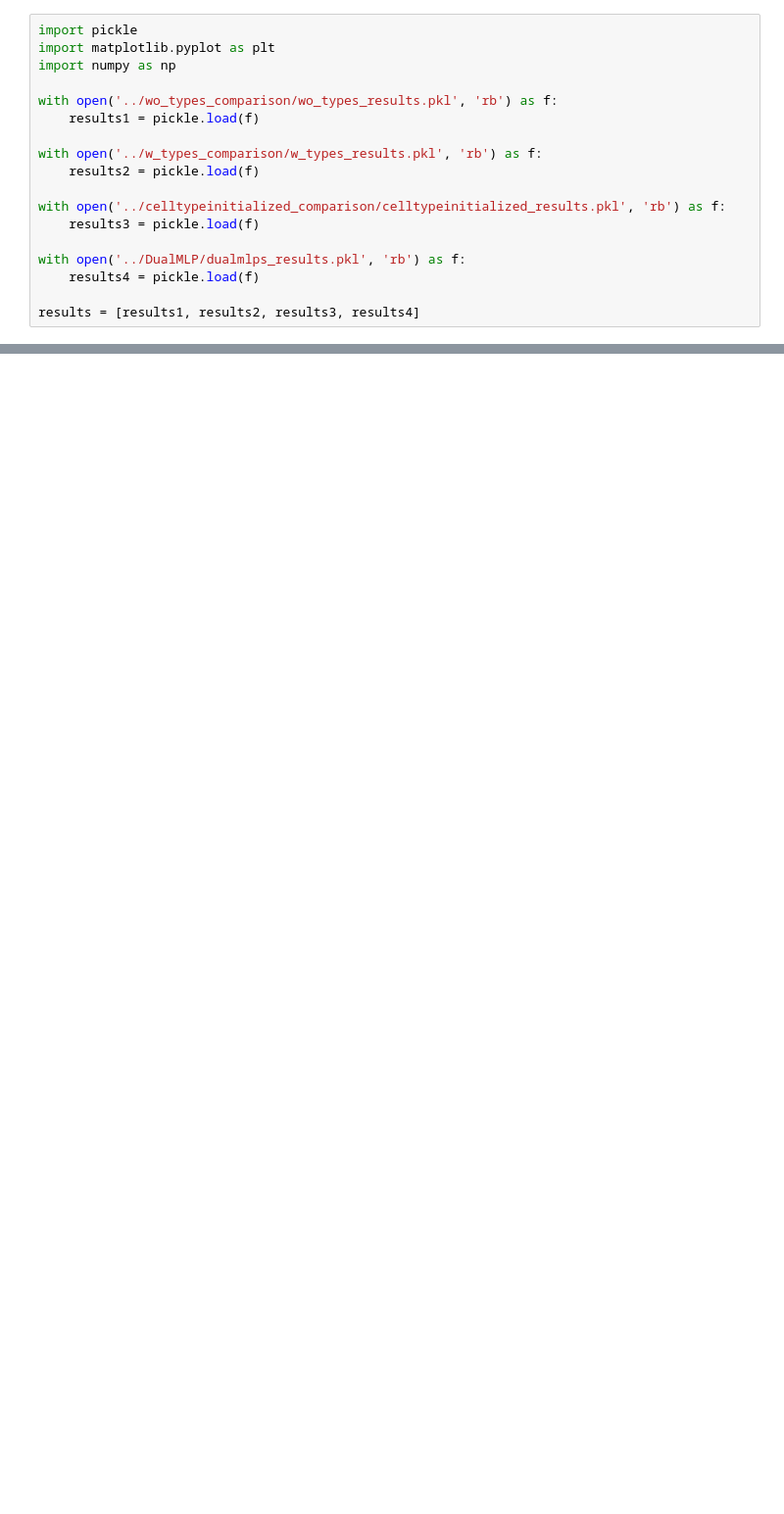
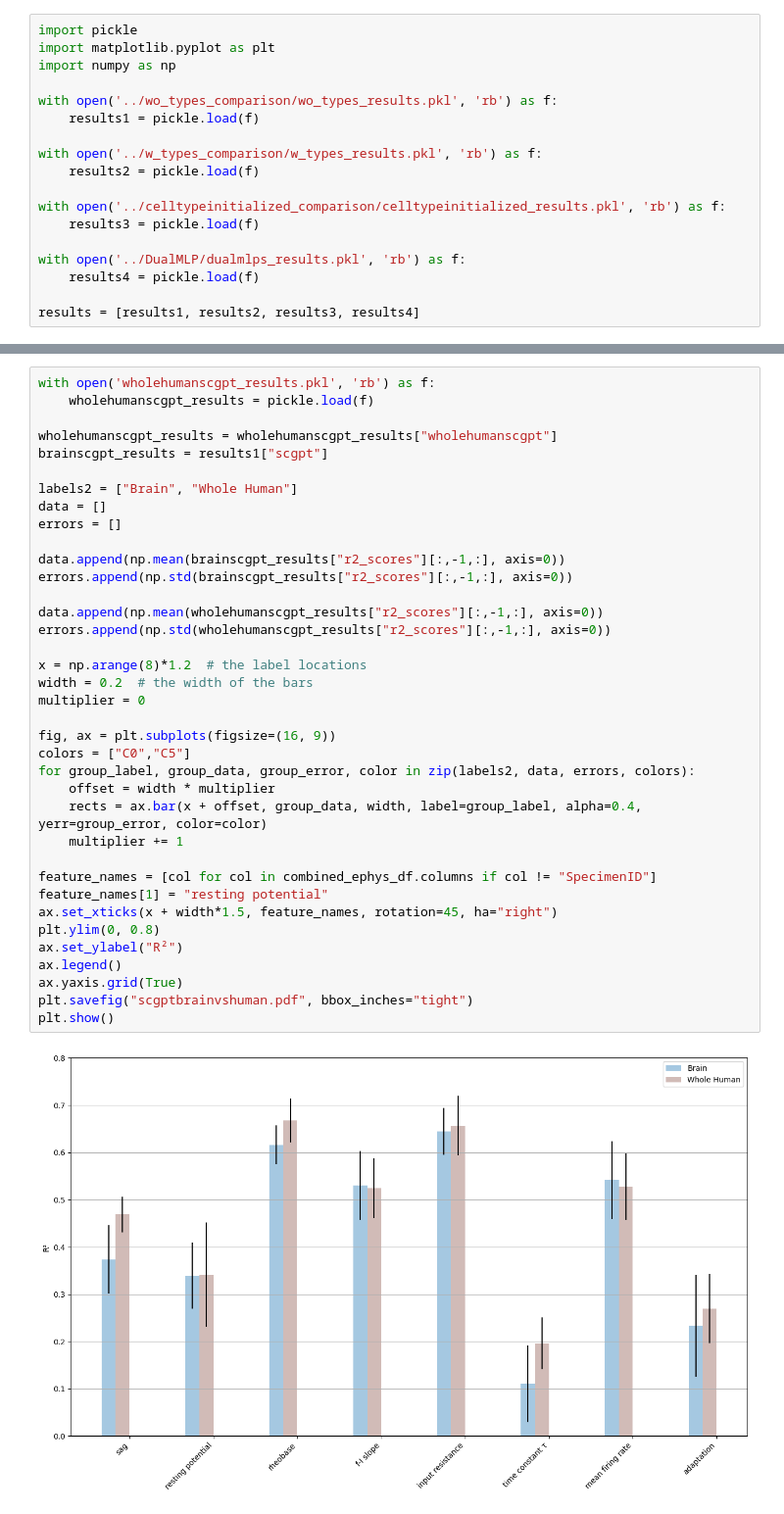
Before and after one commit to Player1HS/TransformerEphysPrediction, a Jupyter notebook: Human/Supplement/supplementaryfigs.ipynb, the cells around one changed output, grey strips where cells are left out. Shown at 98% size. Cells and saved outputs as stored; diff of their text form; blank space fills up the shorter version.

```diff
--- a/Human/Supplement/supplementaryfigs.ipynb
+++ b/Human/Supplement/supplementaryfigs.ipynb
@@ -61,0 +155,39 @@ shuffled_cell_indices = np.load('../DualMLP/dualmlps_shuffled_cell_indices.npy')
+# %%
+with open('wholehumanscgpt_results.pkl', 'rb') as f:
+    wholehumanscgpt_results = pickle.load(f)
+
+wholehumanscgpt_results = wholehumanscgpt_results["wholehumanscgpt"]
+brainscgpt_results = results1["scgpt"]
+
+labels2 = ["Brain", "Whole Human"]
+data = []
+errors = []
+
+data.append(np.mean(brainscgpt_results["r2_scores"][:,-1,:], axis=0))
+errors.append(np.std(brainscgpt_results["r2_scores"][:,-1,:], axis=0))
+
+data.append(np.mean(wholehumanscgpt_results["r2_scores"][:,-1,:], axis=0))
+errors.append(np.std(wholehumanscgpt_results["r2_scores"][:,-1,:], axis=0))
+
+x = np.arange(8)*1.2  # the label locations
+width = 0.2  # the width of the bars
+multiplier = 0
+
+fig, ax = plt.subplots(figsize=(16, 9))
+colors = ["C0","C5"]
+for group_label, group_data, group_error, color in zip(labels2, data, errors, colors):
+    offset = width * multiplier
+    rects = ax.bar(x + offset, group_data, width, label=group_label, alpha=0.4, yerr=group_error, color=color)
+    multiplier += 1
+
+feature_names = [col for col in combined_ephys_df.columns if col != "SpecimenID"]
+feature_names[1] = "resting potential"
+ax.set_xticks(x + width*1.5, feature_names, rotation=45, ha="right")
+plt.ylim(0, 0.8)
+ax.set_ylabel("R²")
+ax.legend()
+ax.yaxis.grid(True)
+plt.savefig("scgptbrainvshuman.pdf", bbox_inches="tight")
+plt.show()
+# %% [output]
+[figure, added]
```
Also changed, not shown: parts of 4 cells of this notebook, 4 other files.
